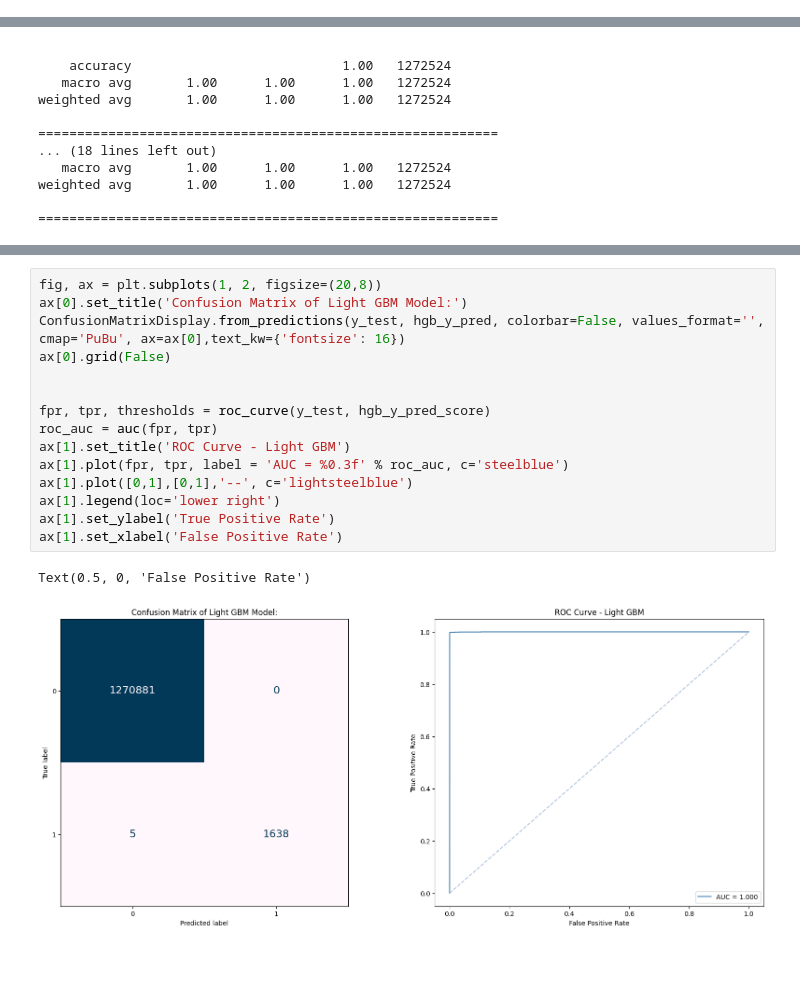
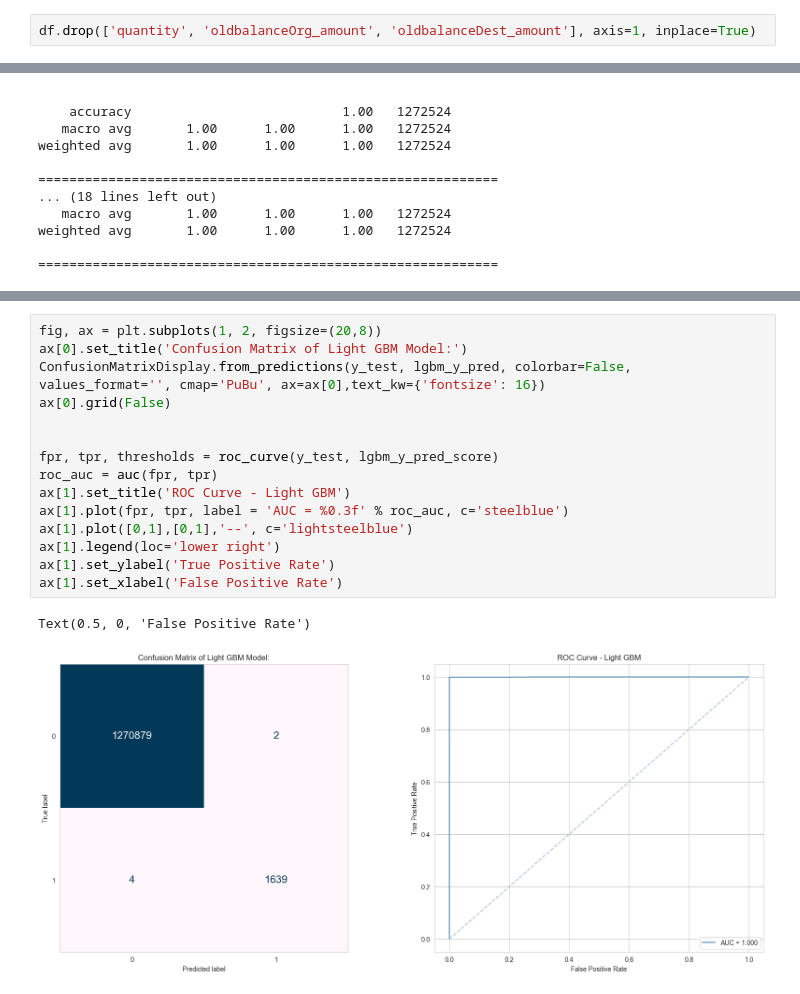
Before and after one commit to luunguyentankhai/ADY201m, a Jupyter notebook: preprocessing/data_cleaning.ipynb, the cells around one changed output, grey strips where cells are left out. Saved outputs shown, nothing was run; the diff lists cells and outputs as text; blank space fills up the shorter version.

```diff
--- a/preprocessing/data_cleaning.ipynb
+++ b/preprocessing/data_cleaning.ipynb
@@ -461,6 +442,8 @@ plt.show()
 - newbalanceDest and oldbalanceDest exhibit a **strong positive** correlation.
 - amount has a **moderate positive** correlation with oldbalanceDest and newbalanceDest.
 - amount has a **weak positive** correlation with oldbalanceOrg.
+# %%
+df.drop(['quantity', 'oldbalanceOrg_amount', 'oldbalanceDest_amount'], axis=1, inplace=True)
 # %%
 df['hour_of_day'] = df['step'] % 24
 
@@ -918,18 +881,18 @@ Text(0.5, 0, 'False Positive Rate')
 # %%
 fig, ax = plt.subplots(1, 2, figsize=(20,8))
 ax[0].set_title('Confusion Matrix of Light GBM Model:')
-ConfusionMatrixDisplay.from_predictions(y_test, hgb_y_pred, colorbar=False, values_format='', cmap='PuBu', ax=ax[0],text_kw={'fontsize': 16})
+ConfusionMatrixDisplay.from_predictions(y_test, lgbm_y_pred, colorbar=False, values_format='', cmap='PuBu', ax=ax[0],text_kw={'fontsize': 16})
 ax[0].grid(False)
 
 
-fpr, tpr, thresholds = roc_curve(y_test, hgb_y_pred_score)
+fpr, tpr, thresholds = roc_curve(y_test, lgbm_y_pred_score)
 roc_auc = auc(fpr, tpr)
 ax[1].set_title('ROC Curve - Light GBM')
 ax[1].plot(fpr, tpr, label = 'AUC = %0.3f' % roc_auc, c='steelblue')
 ax[1].plot([0,1],[0,1],'--', c='lightsteelblue')
 ax[1].legend(loc='lower right')
 ax[1].set_ylabel('True Positive Rate')
 ax[1].set_xlabel('False Positive Rate')
 # %% [output]
 Text(0.5, 0, 'False Positive Rate')
-[figure, old version]
+[figure, new version]
```
Also changed, not shown: parts of 13 cells of this notebook.
